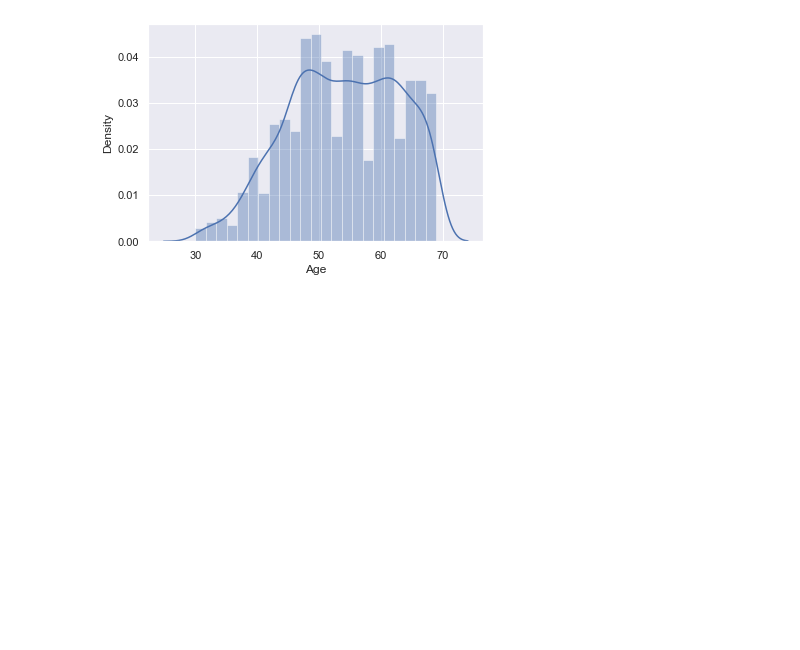
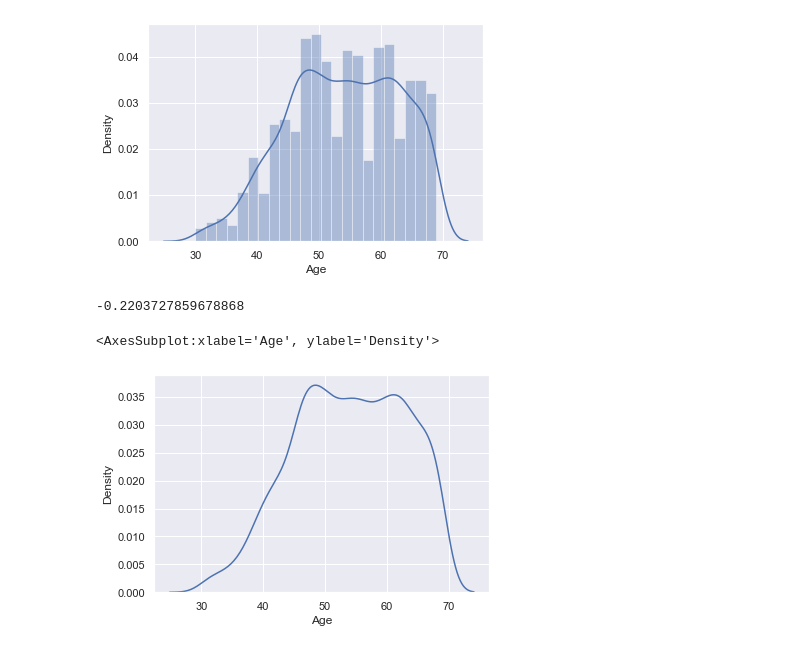
Before and after one commit to fqazi1/EDA, a Jupyter notebook: casestudy1.ipynb, the cells around one changed output. Drawn from its saved outputs; the diff is of its cells as text; code cells hidden in the pictures; blank space fills up the shorter version.

```diff
--- a/casestudy1.ipynb
+++ b/casestudy1.ipynb
@@ -275,3 +275,16 @@ sns.distplot(df["Age"])
 # %% [output]
 <AxesSubplot:xlabel='Age', ylabel='Density'>
 [figure]
+# %%
+#To check skewness of data
+df["Age"].skew()
+# Not 1 data is not equally distributed
+# %% [output]
+-0.2203727859678868
+# %%
+sns.kdeplot(df["Age"])
+
+## or sns.distplot(df["Age"], hist =False)
+# %% [output]
+<AxesSubplot:xlabel='Age', ylabel='Density'>
+[figure, added]
```
Also changed, not shown: parts of 7 cells of this notebook.
